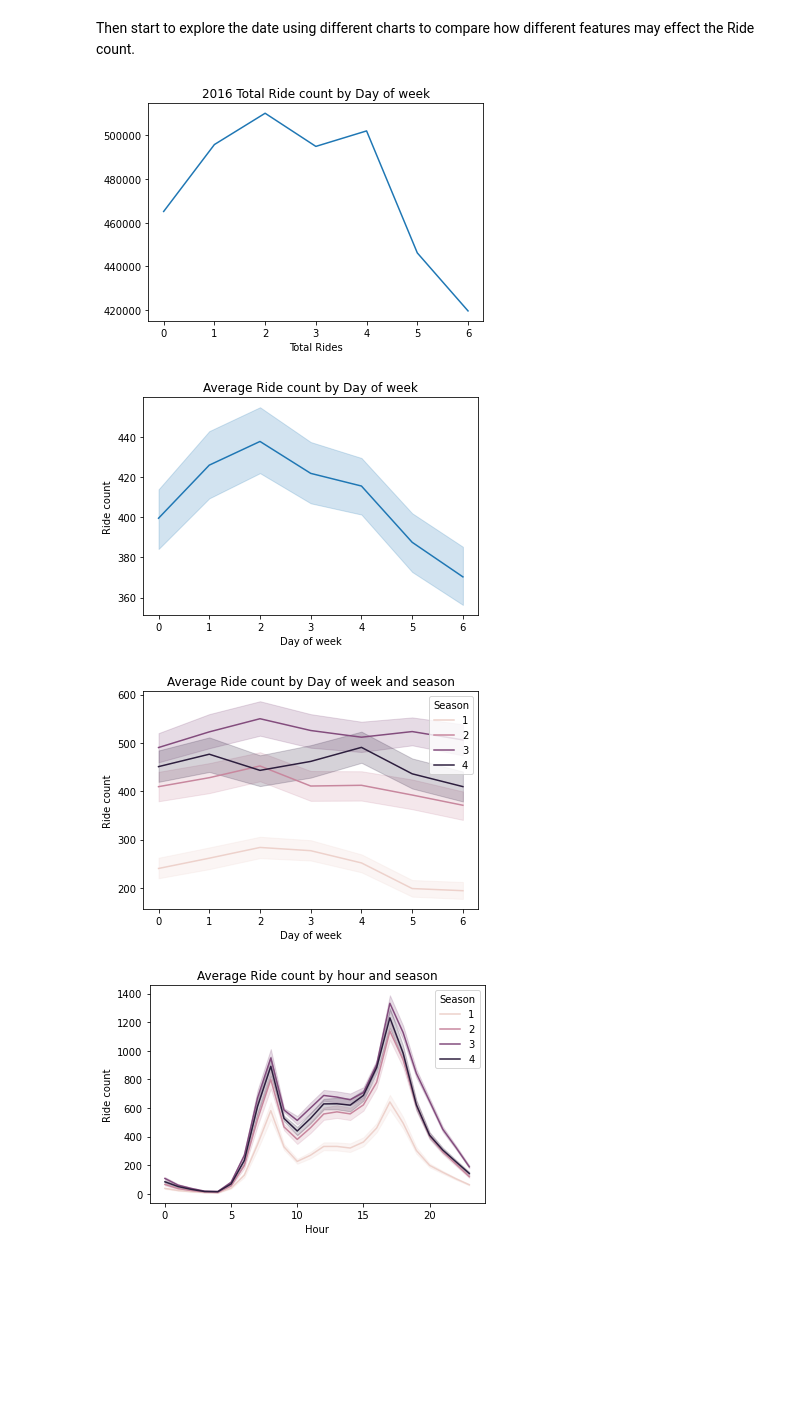
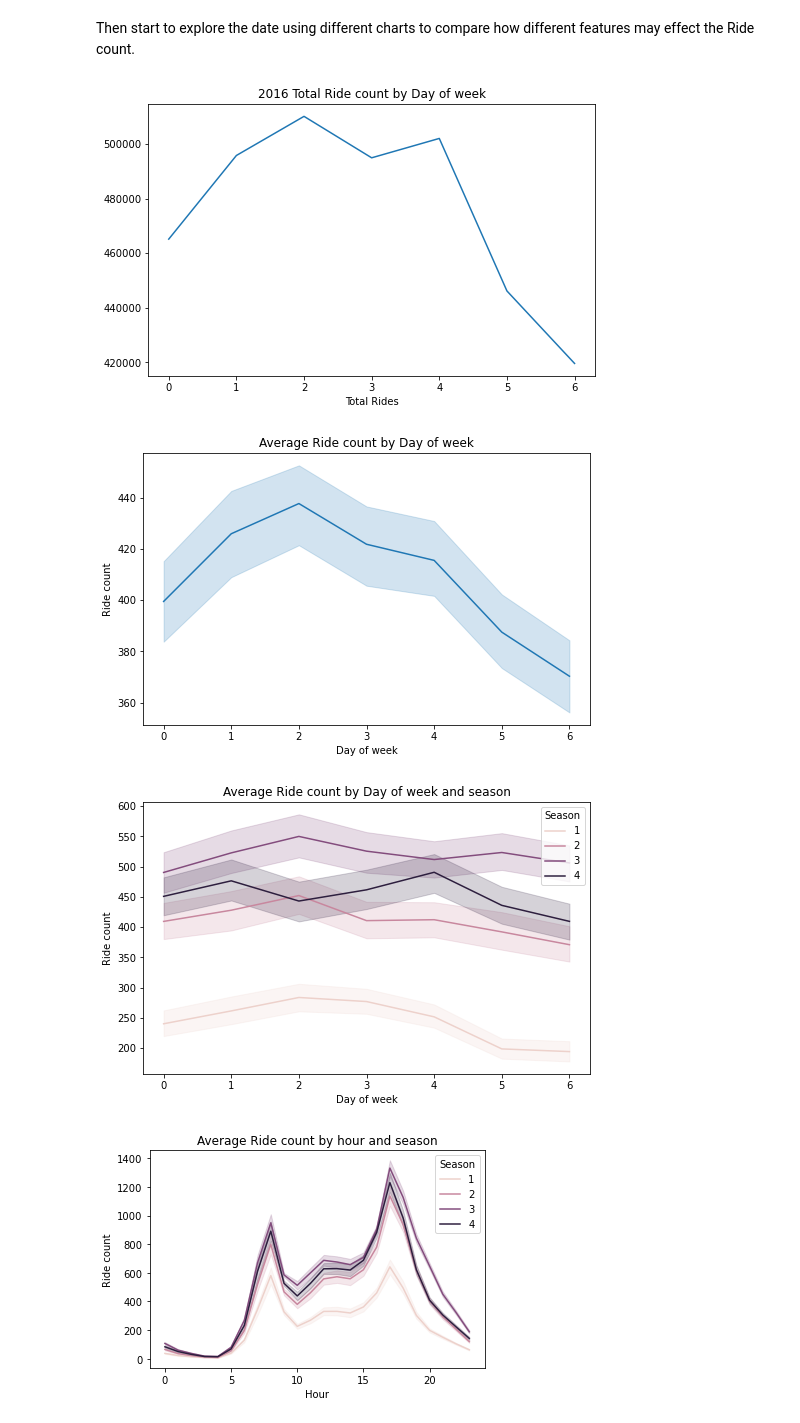
Before and after one commit to tylersoren/bike-share-prediction-app, a Jupyter notebook: models/ml-model.ipynb, the cells around one changed output. Cells and saved outputs as stored; diff of their text form; code cells hidden in the pictures; blank space fills up the shorter version.

```diff
--- a/models/ml-model.ipynb
+++ b/models/ml-model.ipynb
@@ -344,27 +344,30 @@ data_df.describe().transpose()
 # %% [markdown]
 Then start to explore the date using different charts to compare how different features may effect the Ride count.
 # %%
+fig, ax = plt.subplots(figsize = ( 8 , 5 ))
 rides_2016 = data_df.where(data_df['Year']==2016)
 ridesbyday_bike_df = rides_2016.groupby(['Day of week'], as_index = False)['Ride count'].sum()
 x=ridesbyday_bike_df['Day of week']
 y=ridesbyday_bike_df['Ride count']
 plt.title('2016 Total Ride count by Day of week')
 plt.xlabel('Day of week')
 plt.xlabel('Total Rides')
 plt.plot(x,y)
 plt.show()
 # %% [output]
-[figure, old version]
+[figure, new version]
 # %%
+fig, ax = plt.subplots(figsize = ( 8 , 5 ))
 sns.lineplot(data=data_df, x='Day of week',y='Ride count')
 plt.title('Average Ride count by Day of week')
 plt.show()
 # %% [output]
-[figure, old version]
+[figure, new version]
 # %%
+fig, ax = plt.subplots(figsize = ( 8 , 5 ))
 sns.lineplot(data=data_df, x='Day of week',y='Ride count',hue='Season')
 plt.title('Average Ride count by Day of week and season')
 plt.show()
 # %% [output]
-[figure, old version]
+[figure, new version]
 # %%
```
Also changed, not shown: parts of 7 cells of this notebook, 4 other files.
